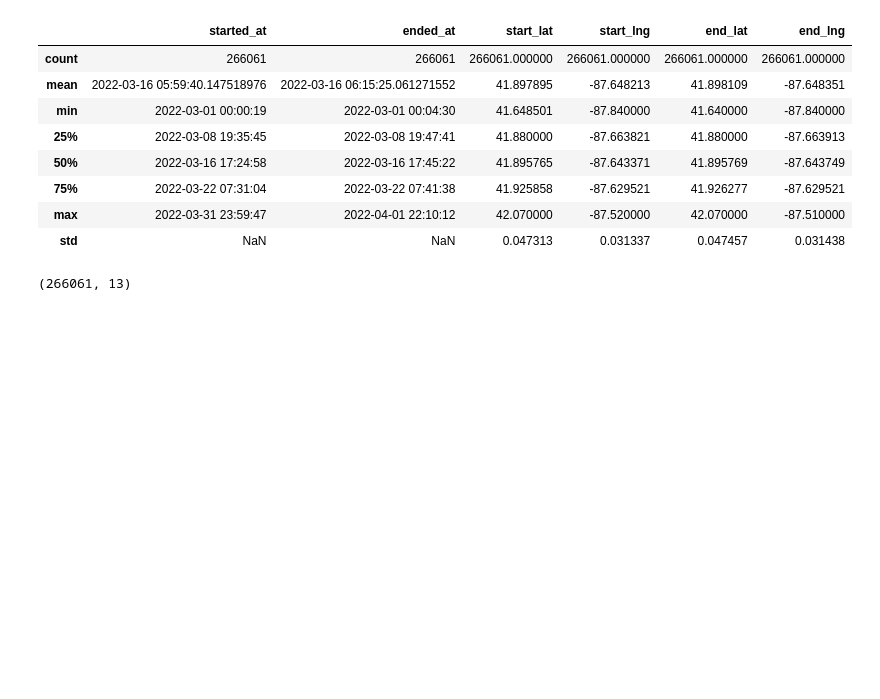
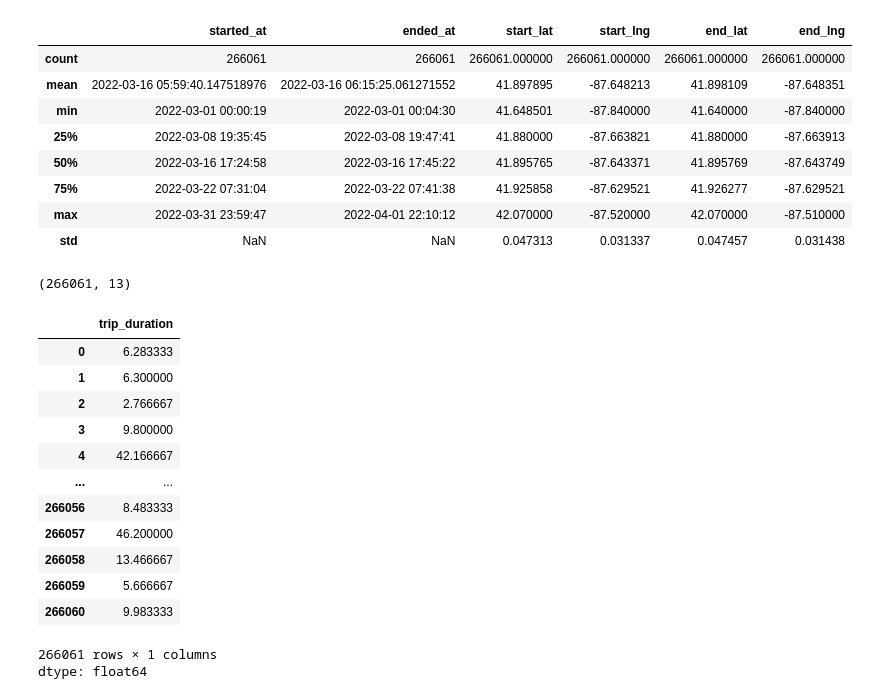
Before and after one commit to devakajla/RideScope, a Jupyter notebook: notebooks/01_cleaning_ride.ipynb, the cells around one changed output. Saved outputs shown, nothing was run; the diff lists cells and outputs as text; code cells hidden in the pictures; blank space fills up the shorter version.

```diff
--- a/notebooks/01_cleaning.ipynb
+++ b/notebooks/01_cleaning_ride.ipynb
@@ -1045,0 +1010,17 @@ df.shape
+# %%
+df['trip_duration']
+# %% [output]
+|  | trip_duration |
+| 0 | 6.283333 |
+| 1 | 6.300000 |
+| 2 | 2.766667 |
+| 3 | 9.800000 |
+| 4 | 42.166667 |
+| ... | ... |
+| 266056 | 8.483333 |
+| 266057 | 46.200000 |
+| 266058 | 13.466667 |
+| 266059 | 5.666667 |
+| 266060 | 9.983333 |
+266061 rows × 1 columns
+dtype: float64
```
Also changed, not shown: parts of 28 cells of this notebook.
